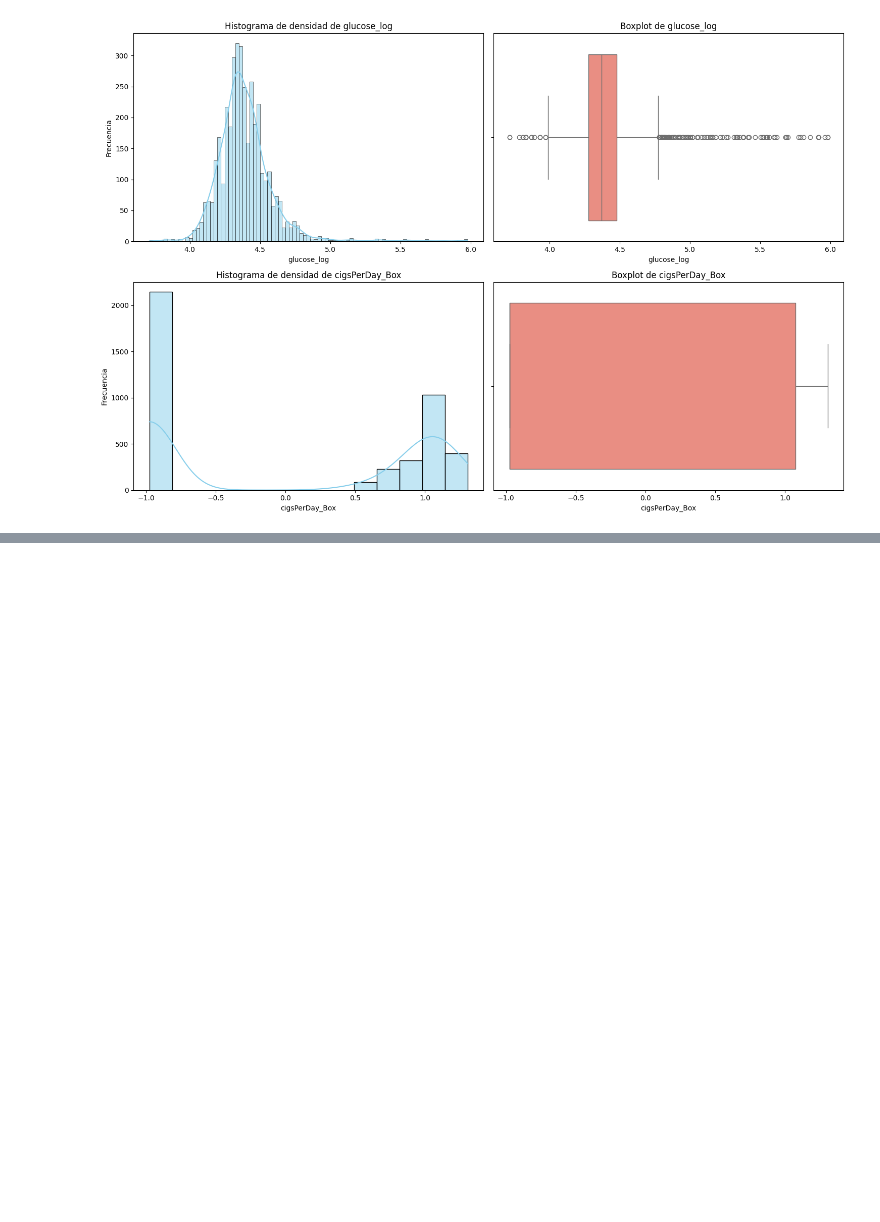
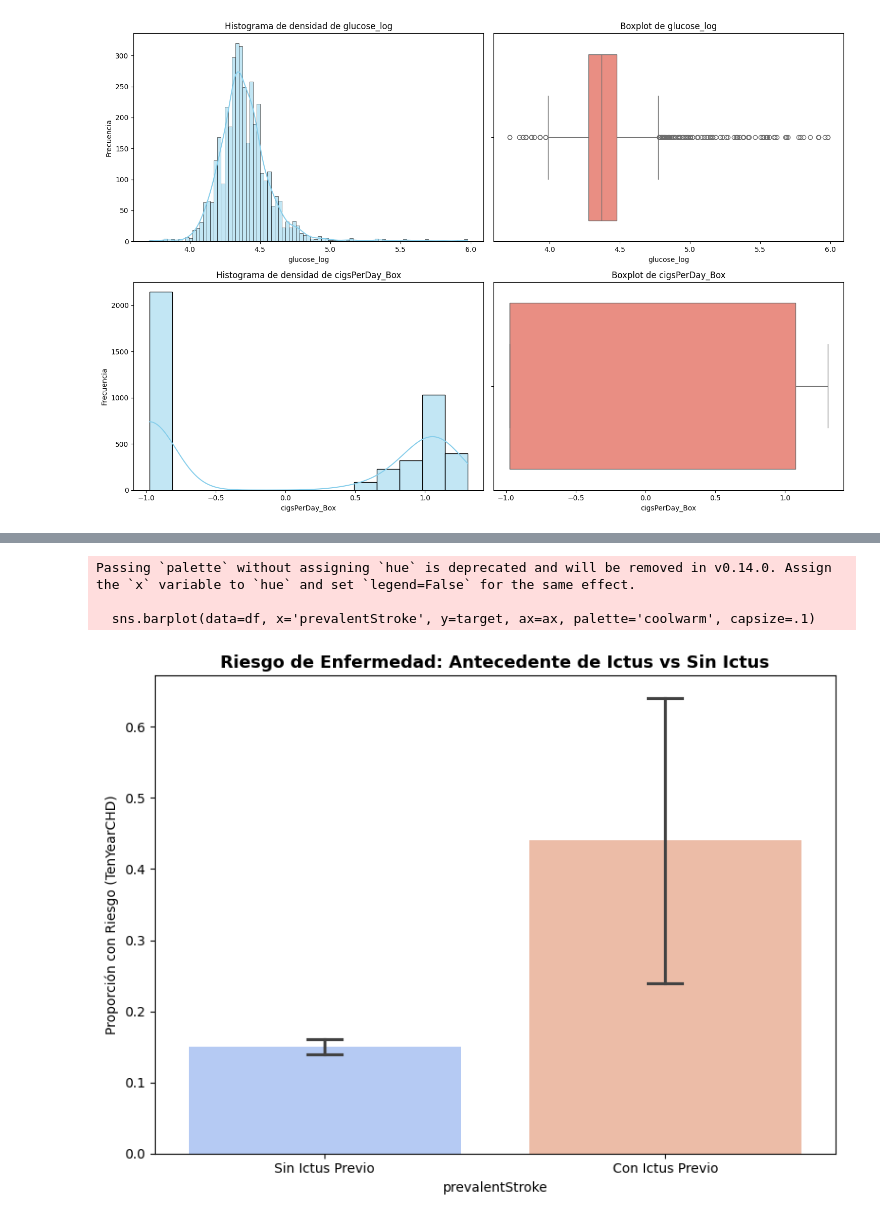
Before and after one commit to alejandrofanye/trabajo_individual_health_lifestyle_alejandrofan-yezhang, a Jupyter notebook: src/EDA.ipynb, the cells around one changed output, grey strips where cells are left out. Cells and saved outputs as stored; diff of their text form; code cells hidden in the pictures; blank space fills up the shorter version.

```diff
--- a/src/EDA.ipynb
+++ b/src/EDA.ipynb
@@ -290,0 +405,18 @@ Aqui verificamos dos cosas:
+# %%
+target = 'TenYearCHD'
+
+# Cambiamos axes[0] por axes simplemente
+fig, ax = plt.subplots(1, 1, figsize=(8, 6))
+
+sns.barplot(data=df, x='prevalentStroke', y=target, ax=ax, palette='coolwarm', capsize=.1)
+ax.set_title('Riesgo de Enfermedad: Antecedente de Ictus vs Sin Ictus', fontsize=13, fontweight='bold')
+ax.set_xticklabels(['Sin Ictus Previo', 'Con Ictus Previo'])
+ax.set_ylabel('Proporción con Riesgo (TenYearCHD)')
+
+plt.tight_layout()
+plt.show()
+# %% [output]
+Passing `palette` without assigning `hue` is deprecated and will be removed in v0.14.0. Assign the `x` variable to `hue` and set `legend=False` for the same effect.
+
+  sns.barplot(data=df, x='prevalentStroke', y=target, ax=ax, palette='coolwarm', capsize=.1)
+[figure, added]
```
Also changed, not shown: parts of 28 cells of this notebook.
